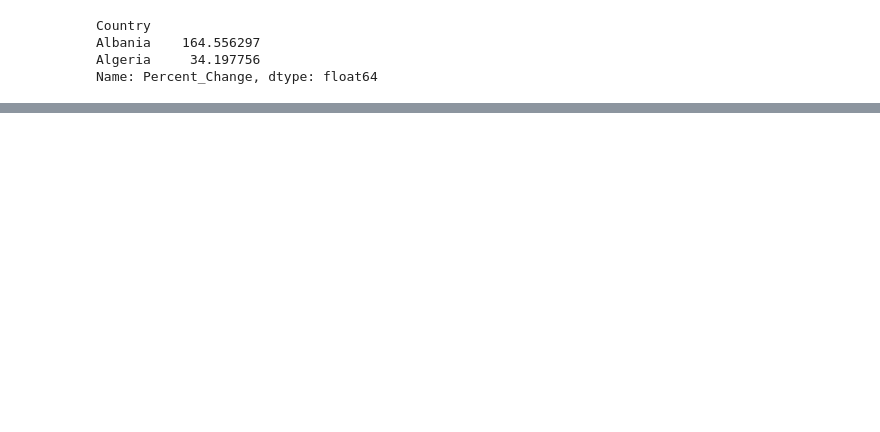
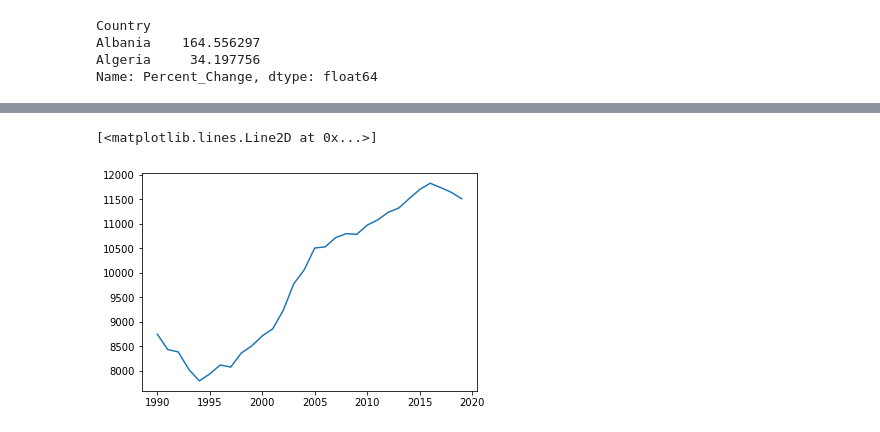
Before and after one commit to Claytor/exploratory_analysis_of_un_data, a Jupyter notebook: notebooks/UN Data Exploration.ipynb, the cells around one changed output, grey strips where cells are left out. Drawn from its saved outputs; the diff is of its cells as text; code cells hidden in the pictures; blank space fills up the shorter version.

```diff
--- a/notebooks/UN Data Exploration.ipynb
+++ b/notebooks/UN Data Exploration.ipynb
@@ -241,0 +246,8 @@ SyntaxError: invalid syntax (2649079155.py, line 1)
+# %%
+# Algeria
+gdp_High2 = gdp_df.loc[gdp_df['Country'] == 'Algeria']
+
+plt.plot(gdp_High2["Year"], gdp_High2["GDP_Per_Capita"])
+# %% [output]
+[<matplotlib.lines.Line2D at 0x...>]
+[figure, added]
```
Also changed, not shown: parts of 17 cells of this notebook.
